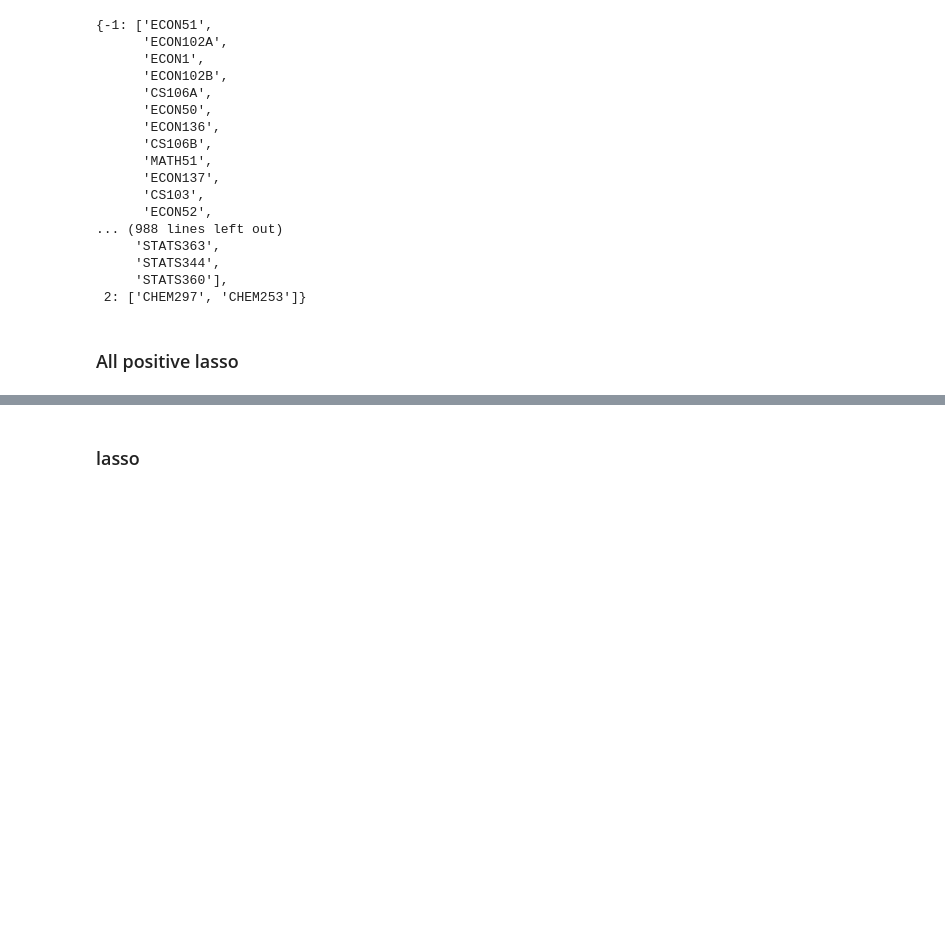
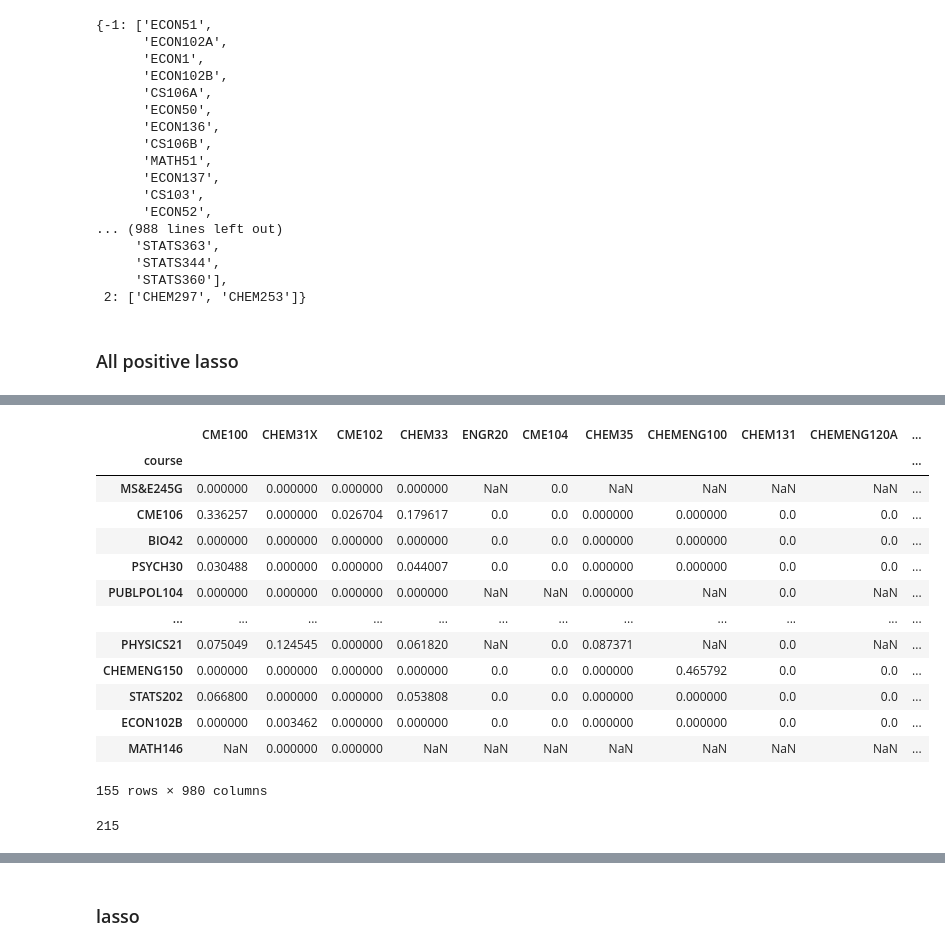
Before and after one commit to gmdavis1/carta-prereqs, a Jupyter notebook: analysis/analyzing_coefs.ipynb, the cells around one changed output, grey strips where cells are left out. Cells and saved outputs as stored; diff of their text form; code cells hidden in the pictures; blank space fills up the shorter version.

Commit message:
add analyzing_coefs2

```diff
--- a/analysis/analyzing_coefs.ipynb
+++ b/analysis/analyzing_coefs.ipynb
@@ -236,0 +256,23 @@ for index, value in nans['MATH51'].items():
+# %%
+non_nans = norm_lasso_positive_coefs_full.drop(nans.index, axis=0)
+assert(non_nans.sum(axis=1).all() == 1.0)
+non_nans
+# %% [output]
+|  | CME100 | CHEM31X | CME102 | CHEM33 | ENGR20 | CME104 | CHEM35 | CHEMENG100 | CHEM131 | CHEMENG120A | ... |
+| course |  |  |  |  |  |  |  |  |  |  | ... |
+| MS&E245G | 0.000000 | 0.000000 | 0.000000 | 0.000000 | NaN | 0.0 | NaN | NaN | NaN | NaN | ... |
+| CME106 | 0.336257 | 0.000000 | 0.026704 | 0.179617 | 0.0 | 0.0 | 0.000000 | 0.000000 | 0.0 | 0.0 | ... |
+| BIO42 | 0.000000 | 0.000000 | 0.000000 | 0.000000 | 0.0 | 0.0 | 0.000000 | 0.000000 | 0.0 | 0.0 | ... |
+| PSYCH30 | 0.030488 | 0.000000 | 0.000000 | 0.044007 | 0.0 | 0.0 | 0.000000 | 0.000000 | 0.0 | 0.0 | ... |
+| PUBLPOL104 | 0.000000 | 0.000000 | 0.000000 | 0.000000 | NaN | NaN | 0.000000 | NaN | 0.0 | NaN | ... |
+| ... | ... | ... | ... | ... | ... | ... | ... | ... | ... | ... | ... |
+| PHYSICS21 | 0.075049 | 0.124545 | 0.000000 | 0.061820 | NaN | 0.0 | 0.087371 | NaN | 0.0 | NaN | ... |
+| CHEMENG150 | 0.000000 | 0.000000 | 0.000000 | 0.000000 | 0.0 | 0.0 | 0.000000 | 0.465792 | 0.0 | 0.0 | ... |
+| STATS202 | 0.066800 | 0.000000 | 0.000000 | 0.053808 | 0.0 | 0.0 | 0.000000 | 0.000000 | 0.0 | 0.0 | ... |
+| ECON102B | 0.000000 | 0.003462 | 0.000000 | 0.000000 | 0.0 | 0.0 | 0.000000 | 0.000000 | 0.0 | 0.0 | ... |
+| MATH146 | NaN | 0.000000 | 0.000000 | NaN | NaN | NaN | NaN | NaN | NaN | NaN | ... |
+155 rows × 980 columns
+# %%
+(non_nans.sum(axis=0) != 0).sum()
+# %% [output]
+215
```
Also changed, not shown: parts of 10 cells of this notebook, 6 other files.
